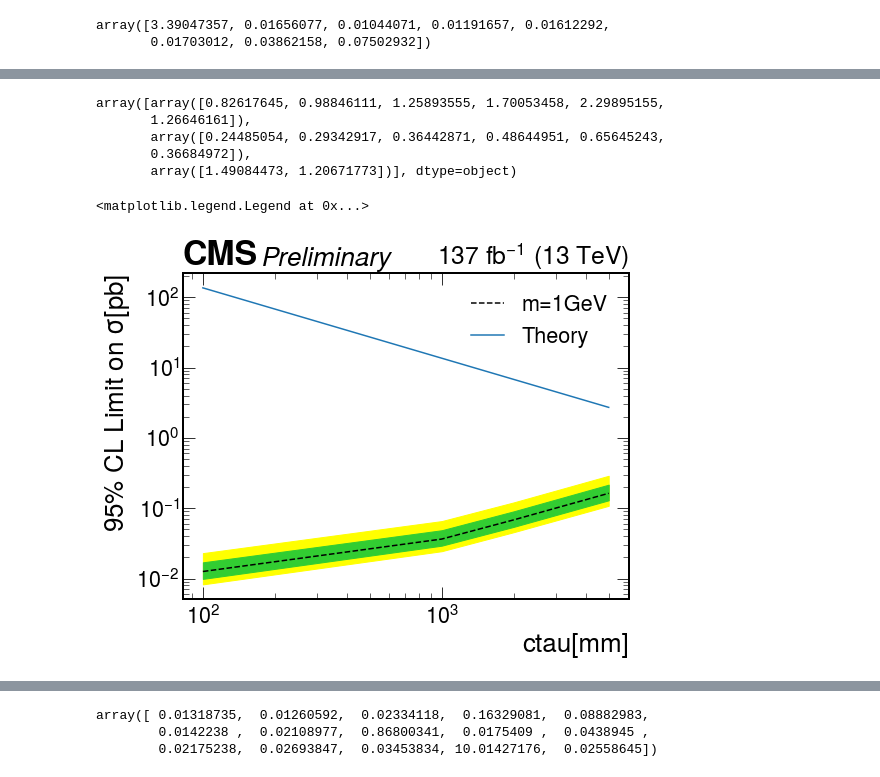
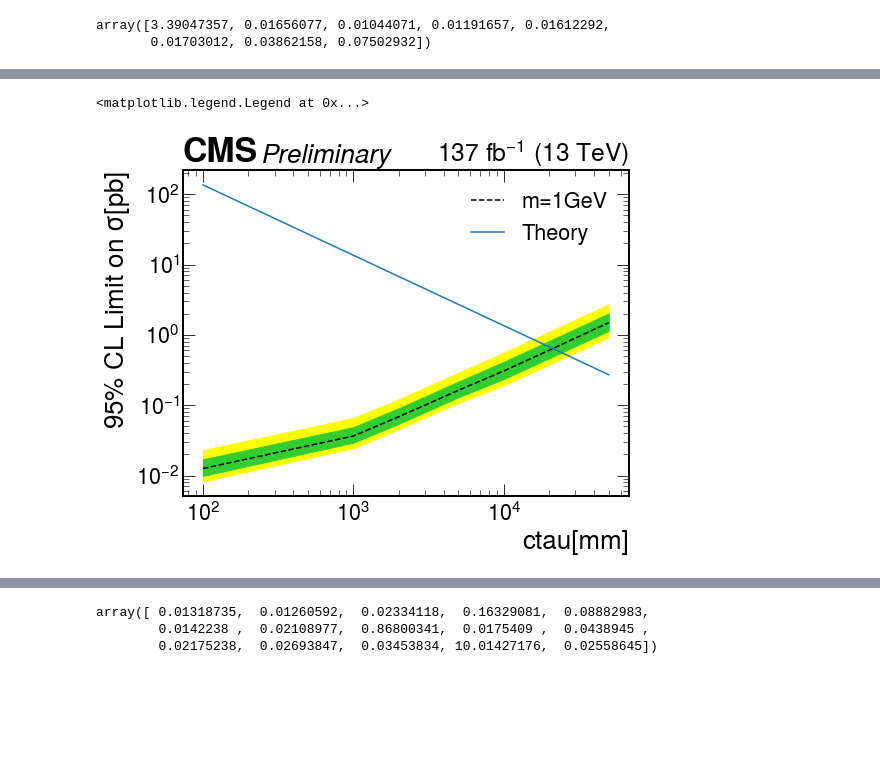
Before and after one commit to kakwok/LLP_coffea, a Jupyter notebook: notebook/LimitPloting.ipynb, the cells around one changed output, grey strips where cells are left out. Cells and saved outputs as stored; diff of their text form; code cells hidden in the pictures; blank space fills up the shorter version.

```diff
--- a/notebook/LimitPloting.ipynb
+++ b/notebook/LimitPloting.ipynb
@@ -189,0 +155,2 @@ array([  3.17382812,   3.96232605,   5.078125  ,   6.75817966,
+# %%
+arr1GeV,ctau1GeV = loadLimitFiles(1,"../limit/higgsCombine_HNL_muonType_mHNL1p0_pl*_comb.AsymptoticLimits.mH120.root")
@@ -255,27 +397,19 @@ ax.legend(["m=2GeV","Theory"])
-# %%
-arr1GeV
-# %% [output]
-array([array([0.82617645, 0.98846111, 1.25893555, 1.70053458, 2.29895155,
-       1.26646161]),
-       array([0.24485054, 0.29342917, 0.36442871, 0.48644951, 0.65645243,
-       0.36684972]),
-       array([1.49084473, 1.20671773])], dtype=object)
 # %%
-m1GeV_i, ctau_i = interpolate1D(arr1GeV, ctau1GeV,-1)
+m1GeV_i, ctau_i,funcs_1 = interpolate1D(arr1GeV, ctau1GeV,-1)
 
 plt.style.use(hep.style.CMS)
 
 fig, ax = plt.subplots(figsize=(8,6))
 ax = plotlimit(ax,m1GeV_i,ctau_i,True)
 xSection1GeV = 135.7000/(ctau_i/100)
 
 ax.plot(ctau_i,xSection1GeV,label="Theory")
 
 ax.set_xlabel("ctau[mm]")
 ax.set_ylabel("95% CL Limit on $\sigma$[pb]")
 ax.set_yscale("log")
 ax.set_xscale("log")
 ax.legend(["m=1GeV","Theory"])
 # %% [output]
 <matplotlib.legend.Legend at 0x...>
-[figure, old version]
+[figure, new version]
```
Also changed, not shown: parts of 71 cells of this notebook, 7 other files.
